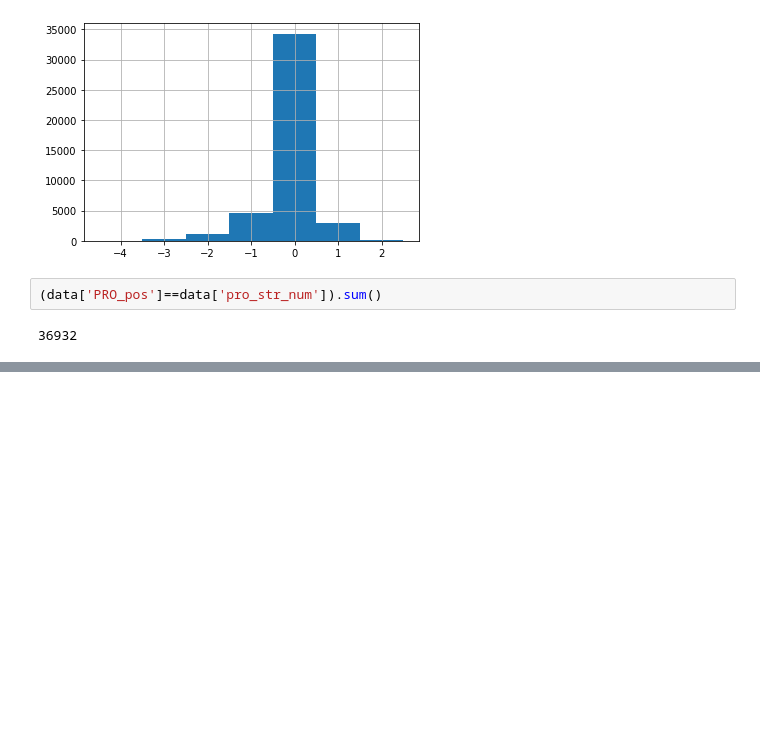
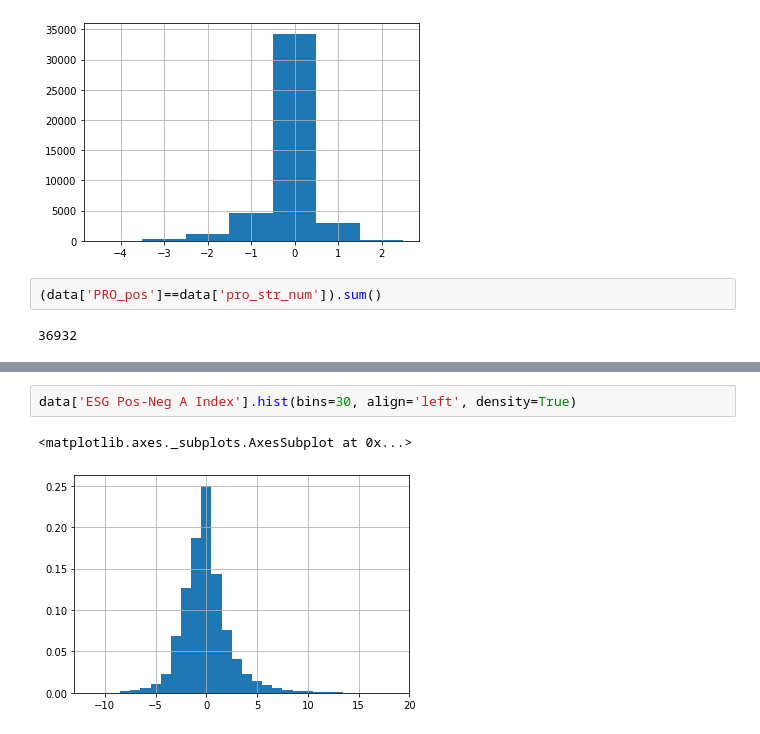
Before and after one commit to pakshingho/ESG, a Jupyter notebook: KLD_Compustat.ipynb, the cells around one changed output, grey strips where cells are left out. Cells and saved outputs as stored; diff of their text form; blank space fills up the shorter version.

```diff
--- a/KLD_Compustat.ipynb
+++ b/KLD_Compustat.ipynb
@@ -608,0 +706,5 @@ data['ESG_PRO'].hist(bins=7, align='left')
+# %%
+data['ESG Pos-Neg A Index'].hist(bins=30, align='left', density=True)
+# %% [output]
+<matplotlib.axes._subplots.AxesSubplot at 0x...>
+[figure, added]
```
Also changed, not shown: parts of 68 cells of this notebook.
